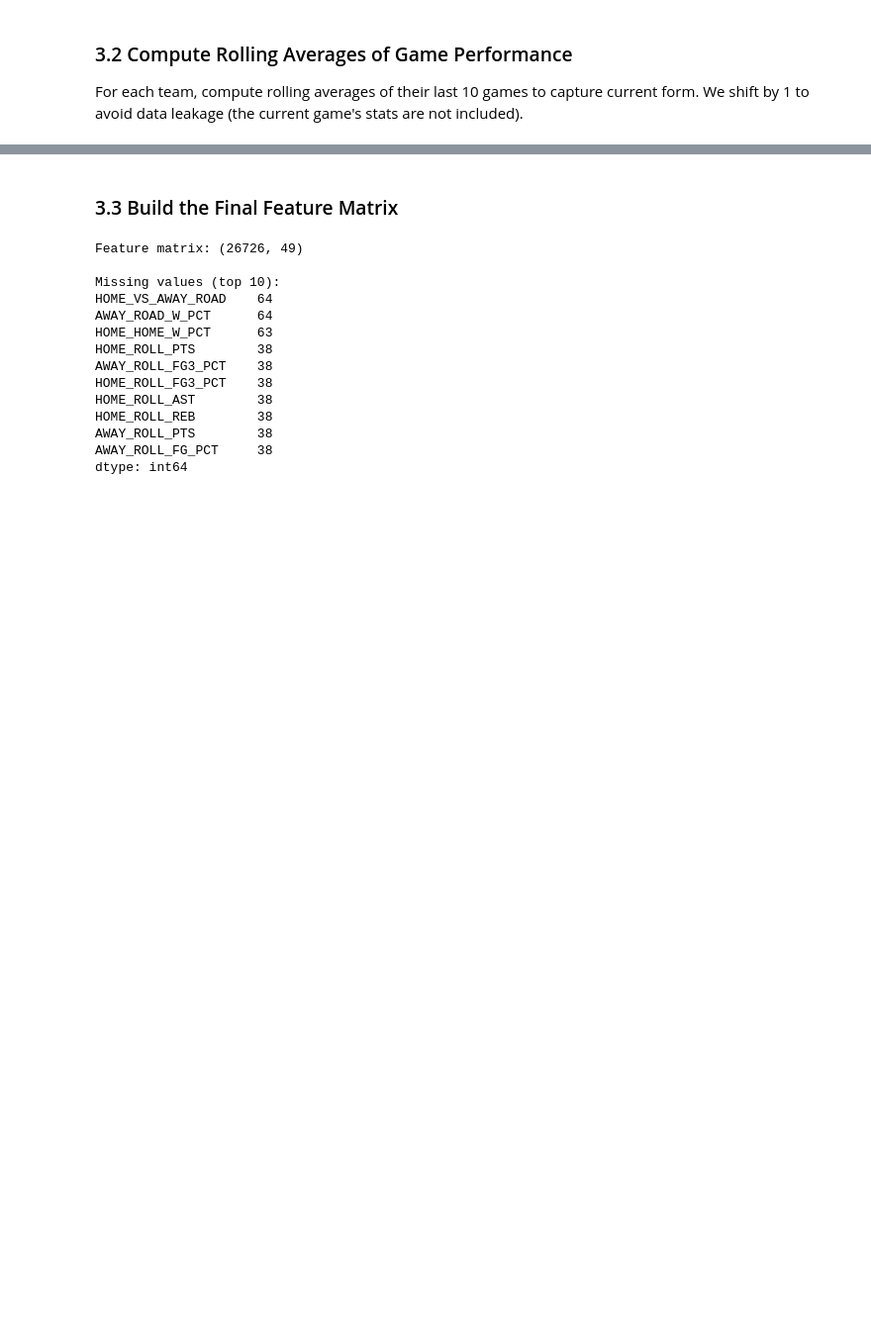
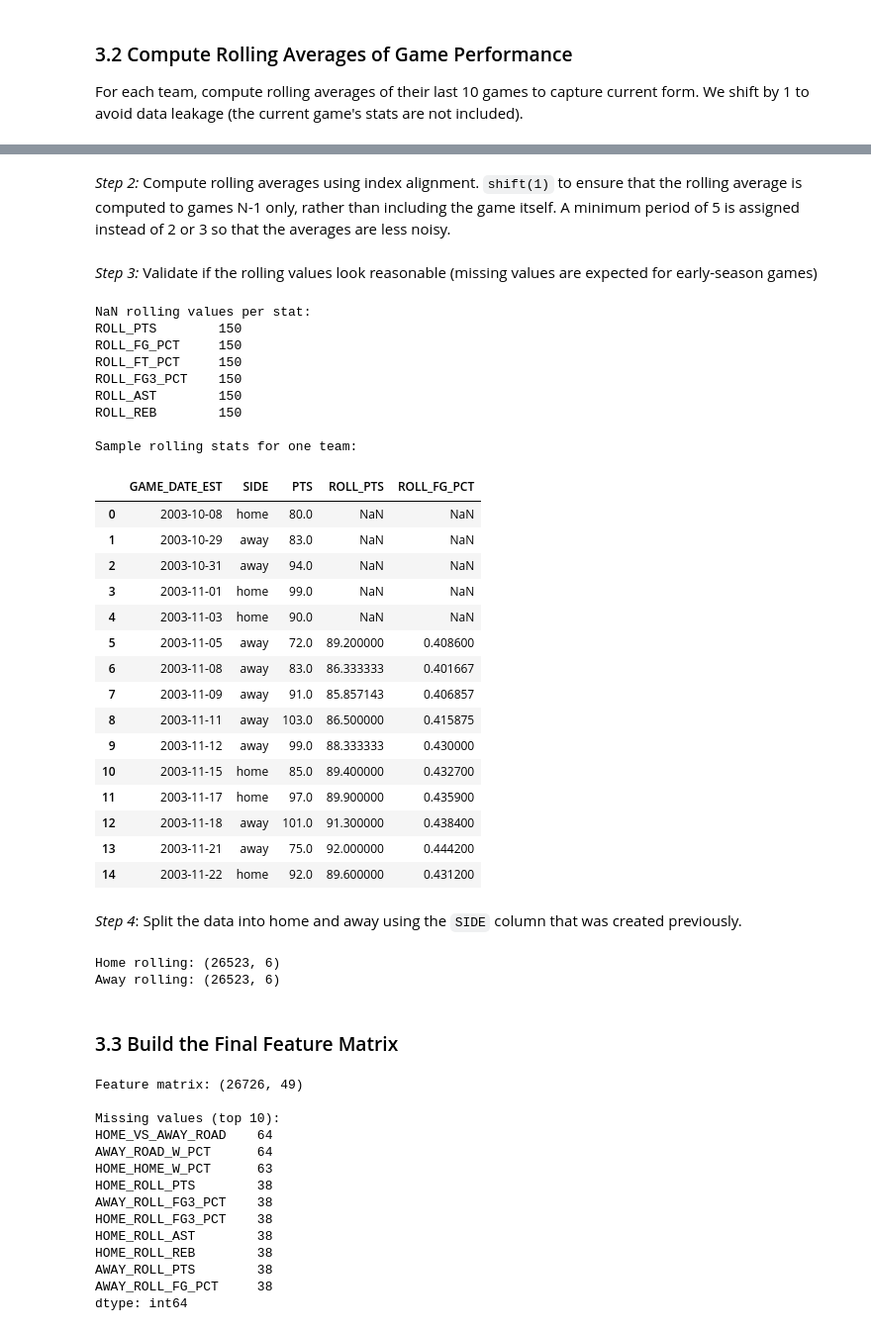
Before and after one commit to blaisescileppi/ML-Business-Analytics-Project, a Jupyter notebook: Project/nba_project.ipynb, the cells around one changed output, grey strips where cells are left out. Shown at 99% size. Drawn from its saved outputs; the diff is of its cells as text; code cells hidden in the pictures; blank space fills up the shorter version.

```diff
--- a/Project/nba_project.ipynb
+++ b/Project/nba_project.ipynb
@@ -97,0 +137,8 @@ Rows with any missing: 99
+# %%
+# Since the missingness concentrated in October 2023 (problem w/ data availability)
+# & 99 rows only account for only 0.37% of the dataset => drop all missing values
+
+games_clean = games[~games.isnull().any(axis=1)]
+
+print(f'Games after cleaning: {len(games_clean):,}')
+print(f'Home win rate: {games_clean["HOME_TEAM_WINS"].mean():.3f}')
@@ -301,3 +382,72 @@ Home rolling: (26523, 6), Away rolling: (26523, 6)
+# %% [markdown]
+*Step 2:* Compute rolling averages using index alignment. `shift(1)` to ensure that the rolling average is computed to games N-1 only, rather than including the game itself. A minimum period of 5 is assigned instead of 2 or 3 so that the averages are less noisy.
+# %%
+WINDOW = ROLLING_WINDOW_10
+MIN_PERIODS = 5
+
+roll_cols = [f'ROLL_{c}' for c in stat_cols]
+
+all_team_games[roll_cols] = (
+    all_team_games
+    .groupby('TEAM_ID')[stat_cols]
+    .transform(lambda x: x.shift(1).rolling(WINDOW, min_periods=MIN_PERIODS).mean())
+)
+# %% [markdown]
+*Step 3:* Validate if the rolling values look reasonable (missing values are expected for early-season games)
+# %%
+null_counts = all_team_games[roll_cols].isnull().sum()
+print('NaN rolling values per stat:')
+print(null_counts.to_string())
+print(f'\nSample rolling stats for one team:')
+sample_team = all_team_games['TEAM_ID'].iloc[0]
+display(all_team_games[all_team_games['TEAM_ID'] == sample_team]
+        [['GAME_DATE_EST', 'SIDE', 'PTS', 'ROLL_PTS', 'ROLL_FG_PCT']].head(15))
+# %% [output]
+NaN rolling values per stat:
+ROLL_PTS        150
+ROLL_FG_PCT     150
+ROLL_FT_PCT     150
+ROLL_FG3_PCT    150
+ROLL_AST        150
+ROLL_REB        150
+
+Sample rolling stats for one team:
+|  | GAME_DATE_EST | SIDE | PTS | ROLL_PTS | ROLL_FG_PCT |
+| 0 | 2003-10-08 | home | 80.0 | NaN | NaN |
+| 1 | 2003-10-29 | away | 83.0 | NaN | NaN |
+| 2 | 2003-10-31 | away | 94.0 | NaN | NaN |
+| 3 | 2003-11-01 | home | 99.0 | NaN | NaN |
+| 4 | 2003-11-03 | home | 90.0 | NaN | NaN |
+| 5 | 2003-11-05 | away | 72.0 | 89.200000 | 0.408600 |
+| 6 | 2003-11-08 | away | 83.0 | 86.333333 | 0.401667 |
+| 7 | 2003-11-09 | away | 91.0 | 85.857143 | 0.406857 |
+| 8 | 2003-11-11 | away | 103.0 | 86.500000 | 0.415875 |
+| 9 | 2003-11-12 | away | 99.0 | 88.333333 | 0.430000 |
+| 10 | 2003-11-15 | home | 85.0 | 89.400000 | 0.432700 |
+| 11 | 2003-11-17 | home | 97.0 | 89.900000 | 0.435900 |
+| 12 | 2003-11-18 | away | 101.0 | 91.300000 | 0.438400 |
+| 13 | 2003-11-21 | away | 75.0 | 92.000000 | 0.444200 |
+| 14 | 2003-11-22 | home | 92.0 | 89.600000 | 0.431200 |
+# %% [markdown]
+*Step 4*: Split the data into home and away using the `SIDE` column that was created previously.
+# %%
+home_rolling = (
+    all_team_games[all_team_games['SIDE'] == 'home']
+    .set_index('GAME_ID')[roll_cols]
+    .rename(columns={c: f'HOME_{c}' for c in roll_cols})
+)
+
+away_rolling = (
+    all_team_games[all_team_games['SIDE'] == 'away']
+    .set_index('GAME_ID')[roll_cols]
+    .rename(columns={c: f'AWAY_{c}' for c in roll_cols})
+)
+
+print(f'\nHome rolling: {home_rolling.shape}')
+print(f'Away rolling: {away_rolling.shape}')
+# %% [output]
+Home rolling: (26523, 6)
+Away rolling: (26523, 6)
 # %% [markdown]
 ### 3.3 Build the Final Feature Matrix
 # %%
```
Also changed, not shown: parts of 24 cells of this notebook.
